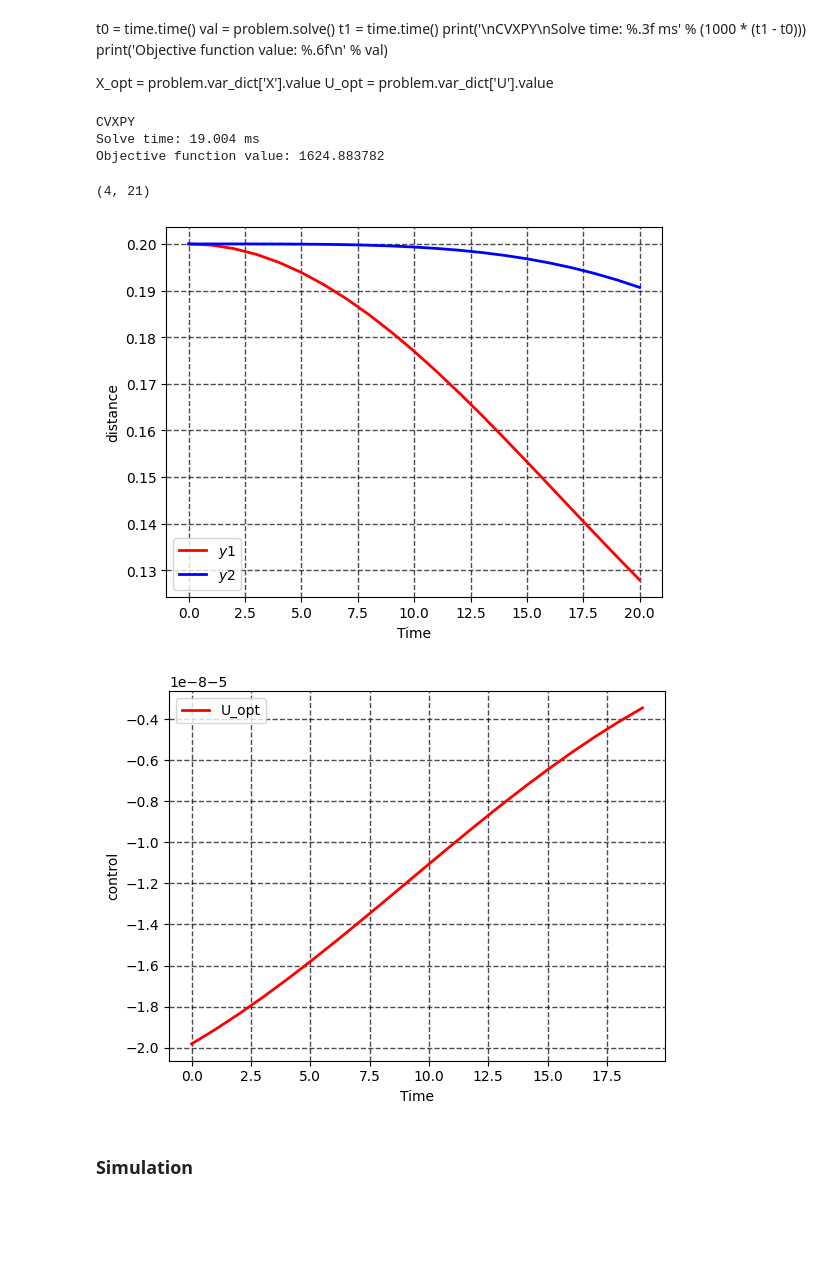
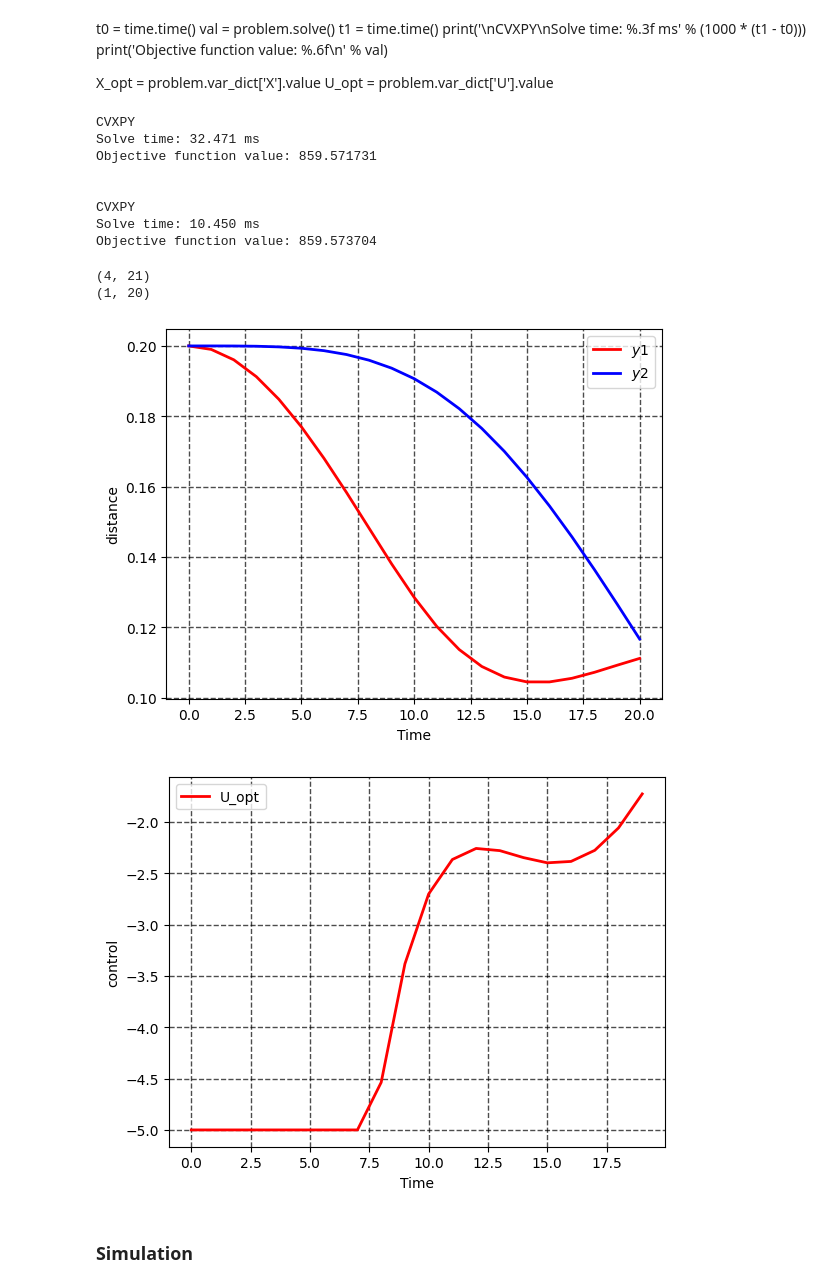
Before and after one commit to NabilaAdawy/Trajectory-Optimization-and-Tracking-for-a-Cart-Pole-system-using-Nonlinear-Dynamics-, a Jupyter notebook: notebooks/coupled_masses.ipynb, the cells around one changed output. Saved outputs shown, nothing was run; the diff lists cells and outputs as text; code cells hidden in the pictures; blank space fills up the shorter version.

```diff
--- a/notebooks/coupled_masses.ipynb
+++ b/notebooks/coupled_masses.ipynb
@@ -25,18 +25,17 @@ m_2 = 3
 K = 100
 
 param = m_1, m_2, K
-u_d = 0
+u_d = 2
 
-x_d = np.array([0.1,0,0.1,0])
-Q = 10*np.diag([1,0.1,100,1])
+x_d = np.array([0.7,0.5,0,0])
+Q = 10*np.diag([1,100,1,1])
 
 R = np.array([0.1])
 C = np.array([[1, 0, 0 ,0]])
 D = np.array([[0, 0]])
-# N = 200
 t0 = 0
 T = 5
-freq = 100
+freq = 50
 N = int(freq*T)
 dt = 1/freq
 t = np.array(range(N+1))*dt
@@ -74,3 +42,13 @@ B = B_fnc(x_d, u_d, [m_1, m_2, K])
+# %%
+A = np.array([[0,0,1,0],
+             [0,0,0,1],
+             [-K/m_1, K/m_1, 0, 0],
+             [K/m_2, -K/m_2, 0, 0]])
+
+B = np.array([[0],
+             [0],
+             [1/m_1],
+             [0]])
 # %%
 A_d, B_d, C_d, D_d, _ = cont2discrete((A,B,C,D), dt)
 
@@ -106,9 +84,9 @@ B = cp.Parameter((n, m), name='B')
 x_init = cp.Parameter(n, name='x_init')
 
 # define objective
-objective = cp.Minimize(cp.sum_squares(Psqrt@X[:,H]) + cp.sum_squares(Qsqrt@X[:,:H])  + cp.sum_squares(Rsqrt@U))
-print((Psqrt@X[:,H]).shape)
-# print(B.shape)
+objective = cp.Minimize(cp.sum_squares(Psqrt@X[:,H]) + cp.sum_squares(Qsqrt@X[:,:H])
+                        + cp.sum_squares(Rsqrt@U))
+
 # define constraints
 constraints = [X[:,1:] == A@X[:,:H]+B@U,
                U <= U_max,
@@ -147,6 +123,11 @@ print('Objective function value: %.6f\n' % val)
 X_opt = problem.var_dict['X'].value
 U_opt = problem.var_dict['U'].value
 # %%
+t0 = time.time()
+val = problem.solve()
+t1 = time.time()
+print('\nCVXPY\nSolve time: %.3f ms' % (1000 * (t1 - t0)))
+print('Objective function value: %.6f\n' % val)
 t0 = time.time()
 val = problem.solve()
 t1 = time.time()
@@ -157,31 +138,38 @@ X_opt = problem.var_dict['X'].value
 U_opt = problem.var_dict['U'].value
 # %% [output]
 CVXPY
-Solve time: 19.004 ms
-Objective function value: 1624.883782
+Solve time: 32.471 ms
+Objective function value: 859.571731
+
+
+CVXPY
+Solve time: 10.450 ms
+Objective function value: 859.573704
 # %%
 print(X_opt.shape)
-y1, dy1, y2, dy2 = X_opt
+print(U_opt.shape)
+y1, y2,dy1, dy2 = X_opt
 
 plot(y1, 'r', linewidth=2.0, label = r'$y1$')
 plot(y2, 'b', linewidth=2.0, label = r'$y2$')
 grid(color='black', linestyle='--', linewidth=1.0, alpha = 0.7)
 grid(True)
 legend()
 ylabel('distance')
 xlabel('Time')
 show()
 
 plot(U_opt[0,:], 'r', linewidth=2.0, label = "U_opt")
 grid(color='black', linestyle='--', linewidth=1.0, alpha = 0.7)
 grid(True)
 legend()
 ylabel('control')
 xlabel('Time')
 show()
 # %% [output]
 (4, 21)
+(1, 20)
-[figure, old version]
+[figure, new version]
-[figure, old version]
+[figure, new version]
 # %% [markdown]
 ### Simulation
```
Also changed, not shown: parts of 12 cells of this notebook.
